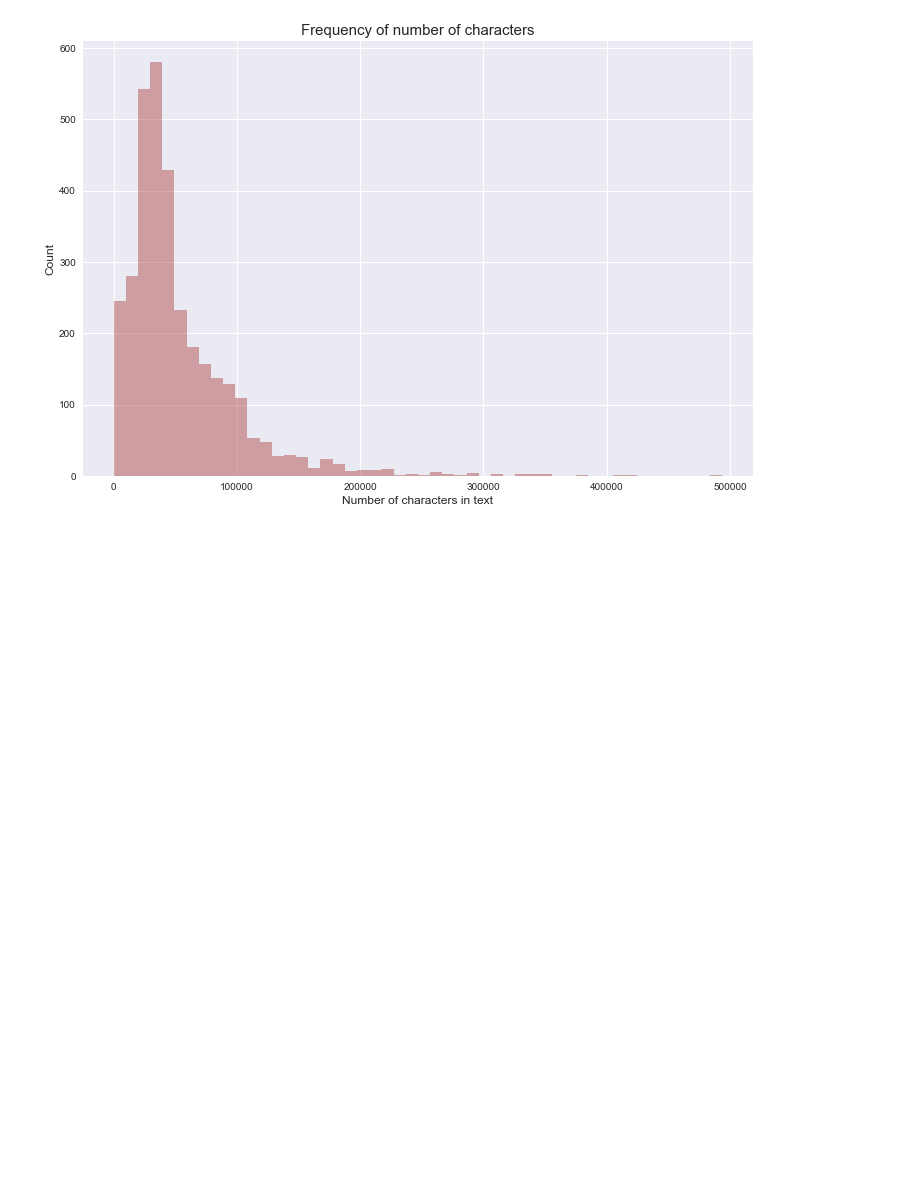
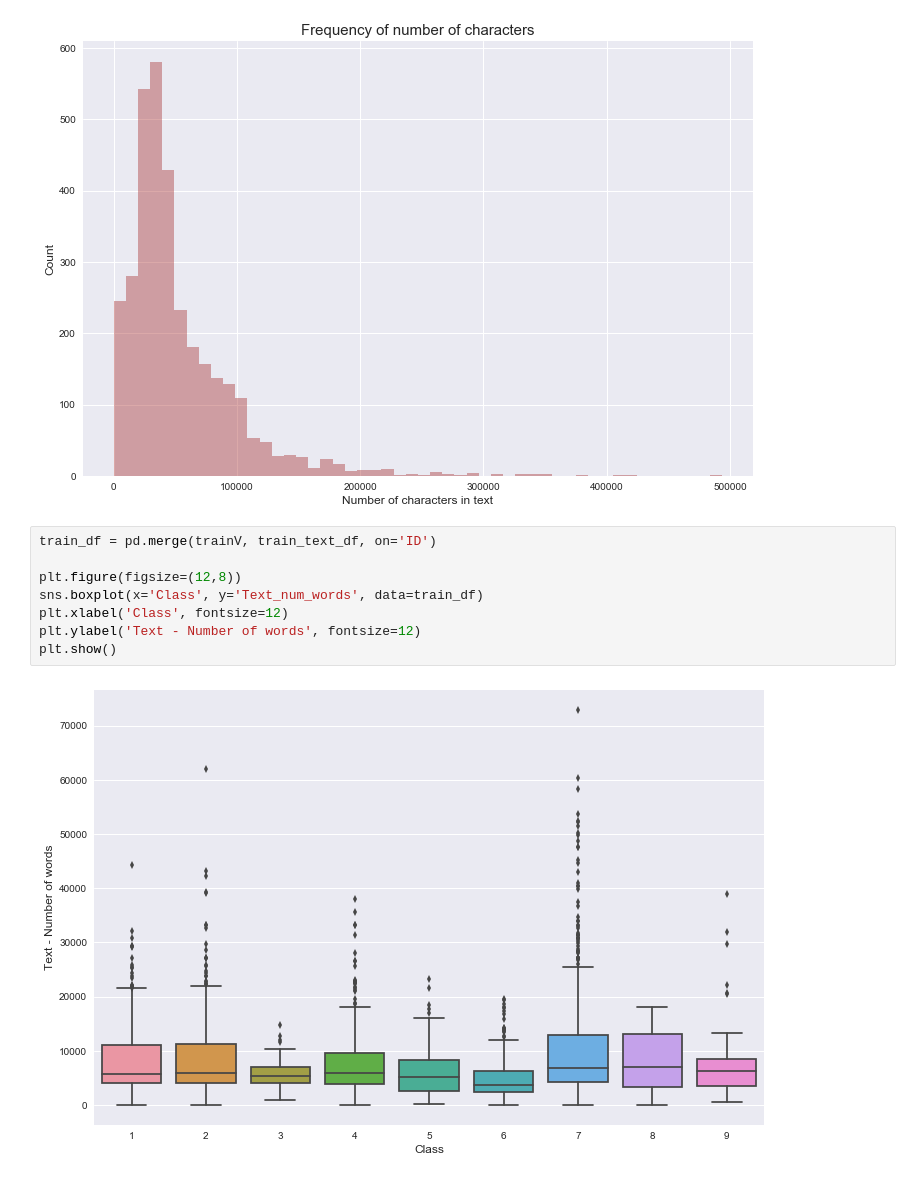
Before and after one commit to saurabhrpi/Personalized-Medicine-Redifining-Cancer-Treatment, a Jupyter notebook: Personalized Medicine.ipynb, the cells around one changed output. Cells and saved outputs as stored; diff of their text form; blank space fills up the shorter version.

Commit message:
Implementation : Plot relationship between text word count, class and gene

```diff
--- a/Personalized Medicine.ipynb
+++ b/Personalized Medicine.ipynb
@@ -170,3 +170,13 @@ plt.title("Frequency of number of characters", fontsize=15)
 plt.show()
 # %% [output]
 [figure]
+# %%
+train_df = pd.merge(trainV, train_text_df, on='ID')
+
+plt.figure(figsize=(12,8))
+sns.boxplot(x='Class', y='Text_num_words', data=train_df)
+plt.xlabel('Class', fontsize=12)
+plt.ylabel('Text - Number of words', fontsize=12)
+plt.show()
+# %% [output]
+[figure, added]
```
Also changed, not shown: parts of 1 cell of this notebook.
